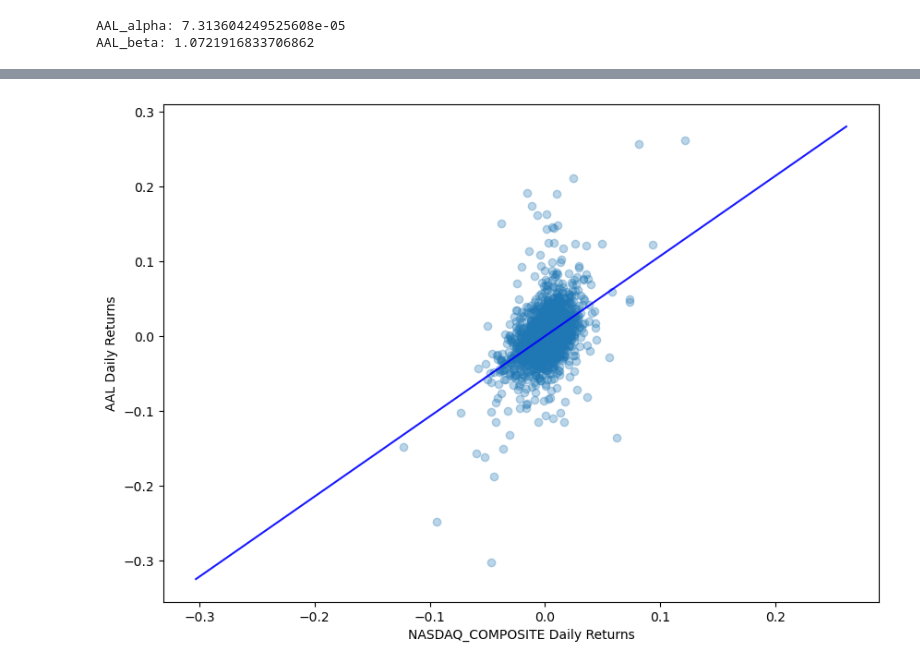
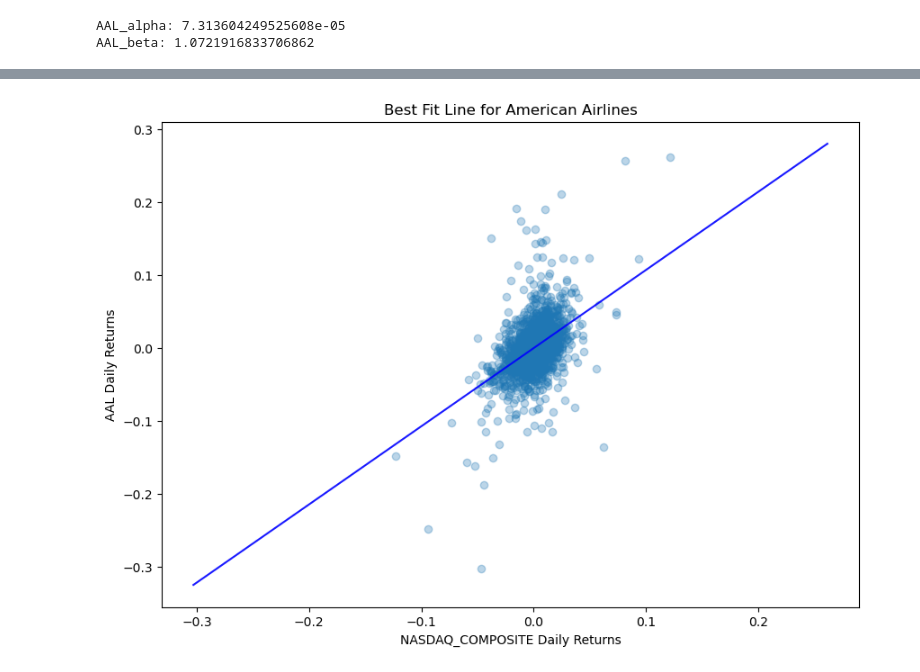
Before and after one commit to Whales01/FinTech_DataAnalysis_CodingProject, a Jupyter notebook: Risks_Returns.ipynb, the cells around one changed output, grey strips where cells are left out. Drawn from its saved outputs; the diff is of its cells as text; code cells hidden in the pictures.

```diff
--- a/Risks_Returns.ipynb
+++ b/Risks_Returns.ipynb
@@ -319,16 +321,17 @@ plt.show()
 # %%
 X2 = np.linspace(Z.min(),Z.max(),100)
 Z_hat = X2*AALbeta + AALalpha
 
 plt.figure(figsize = (10,7))
 plt.scatter(X, Z, alpha=0.3) #plots the raw data
 plt.xlabel("NASDAQ_COMPOSITE Daily Returns")
 plt.ylabel("AAL Daily Returns")
+plt.title("Best Fit Line for American Airlines")
 
 plt.plot(X2, Z_hat, 'b', alpha=0.9)
 plt.show()
 # %% [output]
-[figure, old version]
+[figure, new version]
 # %%
 X2 = np.linspace(Z.min(),Z.max(),100)
 Z_hat = X2*pcarbeta + pcaralpha
```
Also changed, not shown: parts of 23 cells of this notebook.
